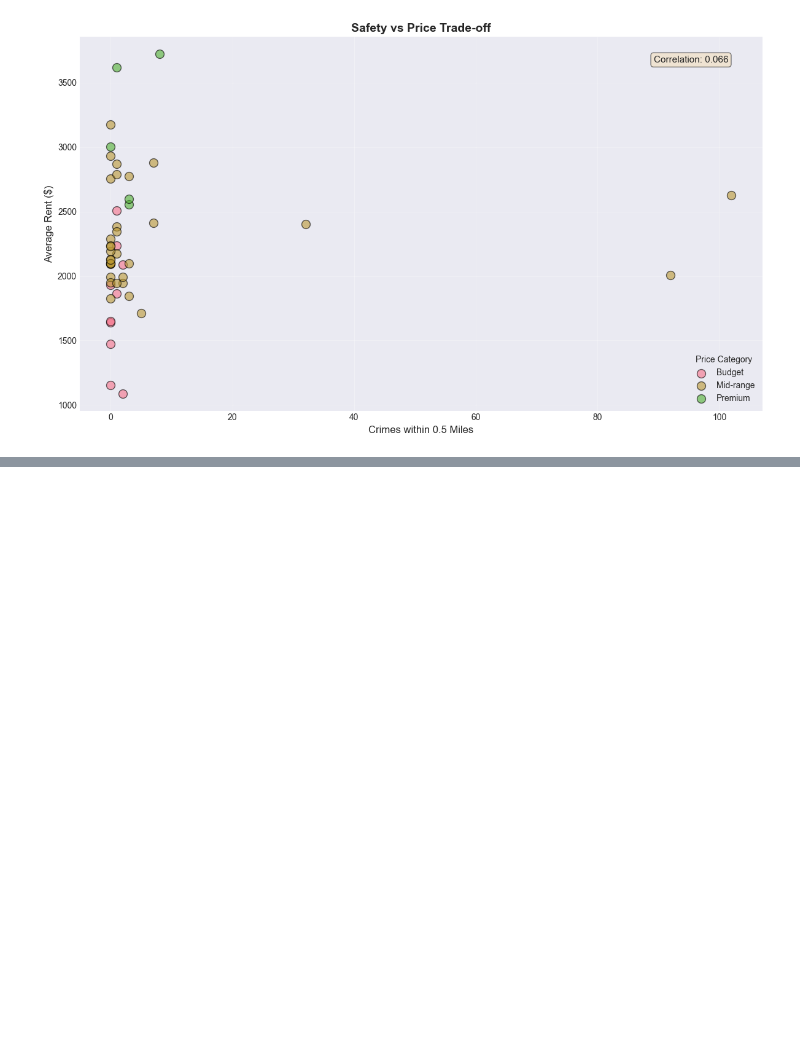
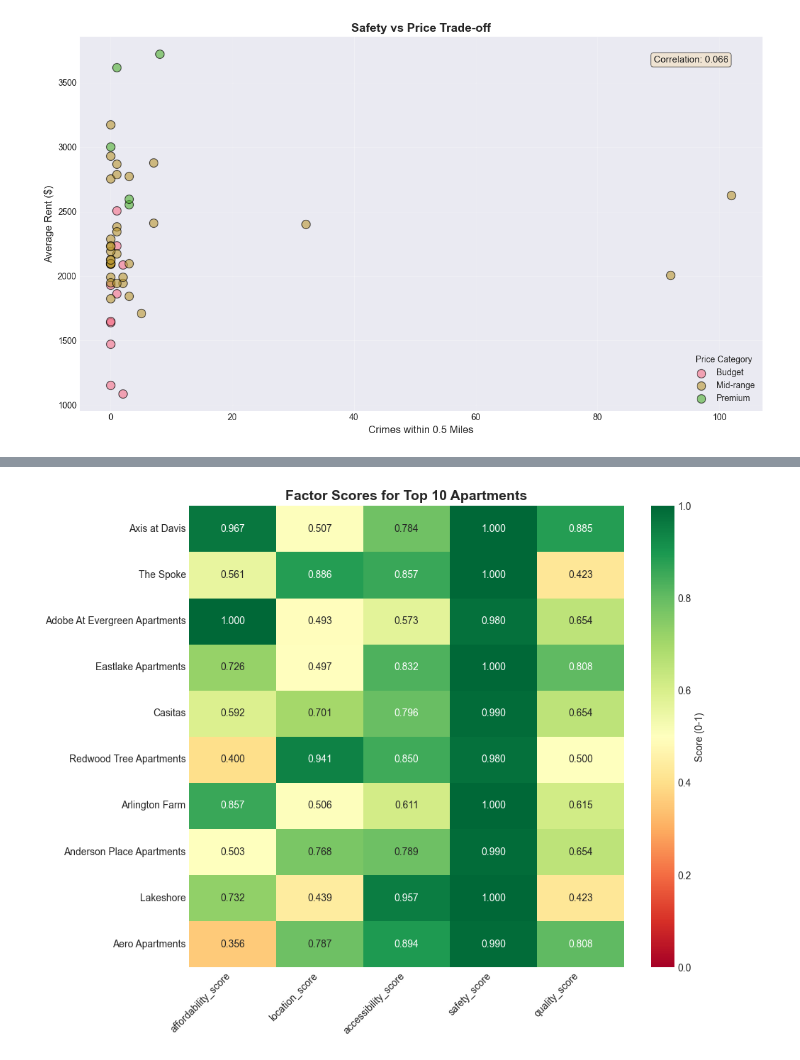
Before and after one commit to sohandillikar/sta141b-project, a Jupyter notebook: main.ipynb, the cells around one changed output, grey strips where cells are left out. Drawn from its saved outputs; the diff is of its cells as text; code cells hidden in the pictures; blank space fills up the shorter version.

```diff
--- a/main.ipynb
+++ b/main.ipynb
@@ -818,0 +1010,17 @@ plt.show()
+# %%
+top_10_scores = apartments.nlargest(10, 'composite_score')[
+    ['name', 'affordability_score', 'location_score', 'accessibility_score',
+     'safety_score', 'quality_score']
+].copy()
+top_10_scores = top_10_scores.set_index('name')
+
+fig, ax = plt.subplots(figsize=(10, 8))
+sns.heatmap(top_10_scores, annot=True, fmt='.3f', cmap='RdYlGn',
+            vmin=0, vmax=1, cbar_kws={'label': 'Score (0-1)'}, ax=ax)
+ax.set_title('Factor Scores for Top 10 Apartments', fontsize=14, fontweight='bold')
+ax.set_ylabel('')
+plt.xticks(rotation=45, ha='right')
+plt.tight_layout()
+plt.show()
+# %% [output]
+[figure, added]
```
Also changed, not shown: parts of 30 cells of this notebook, 1 other file.
